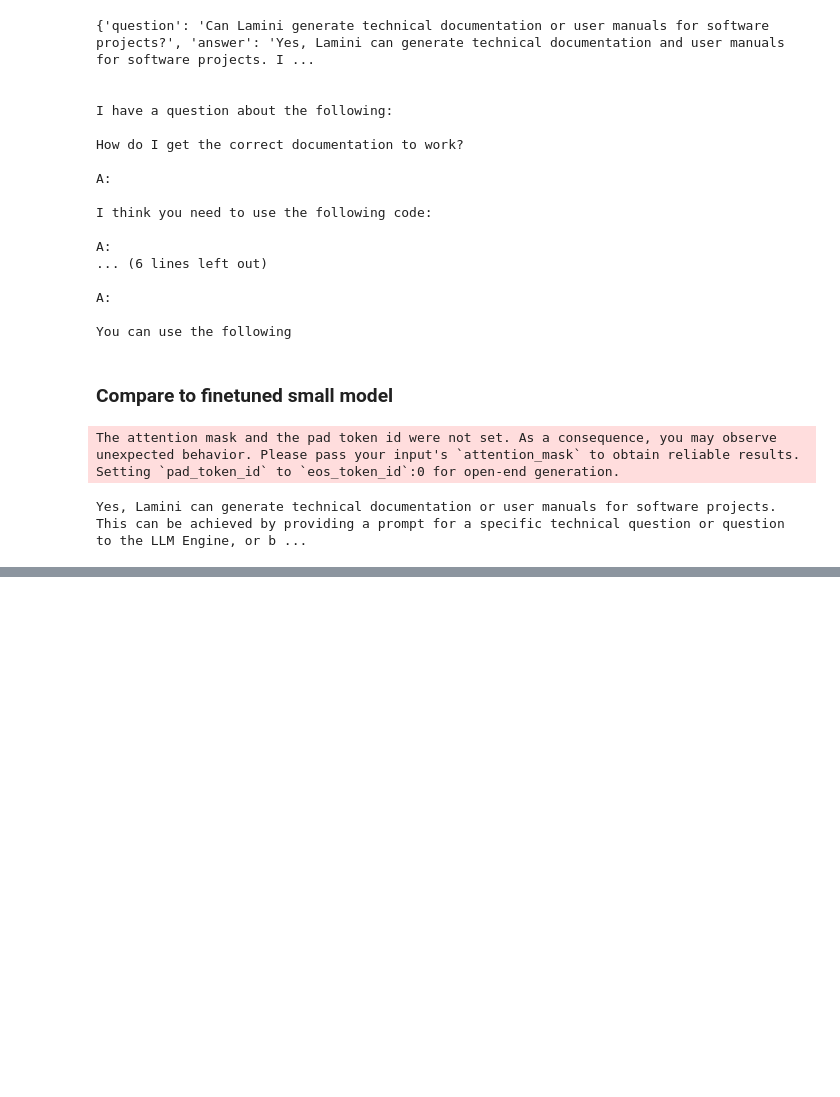
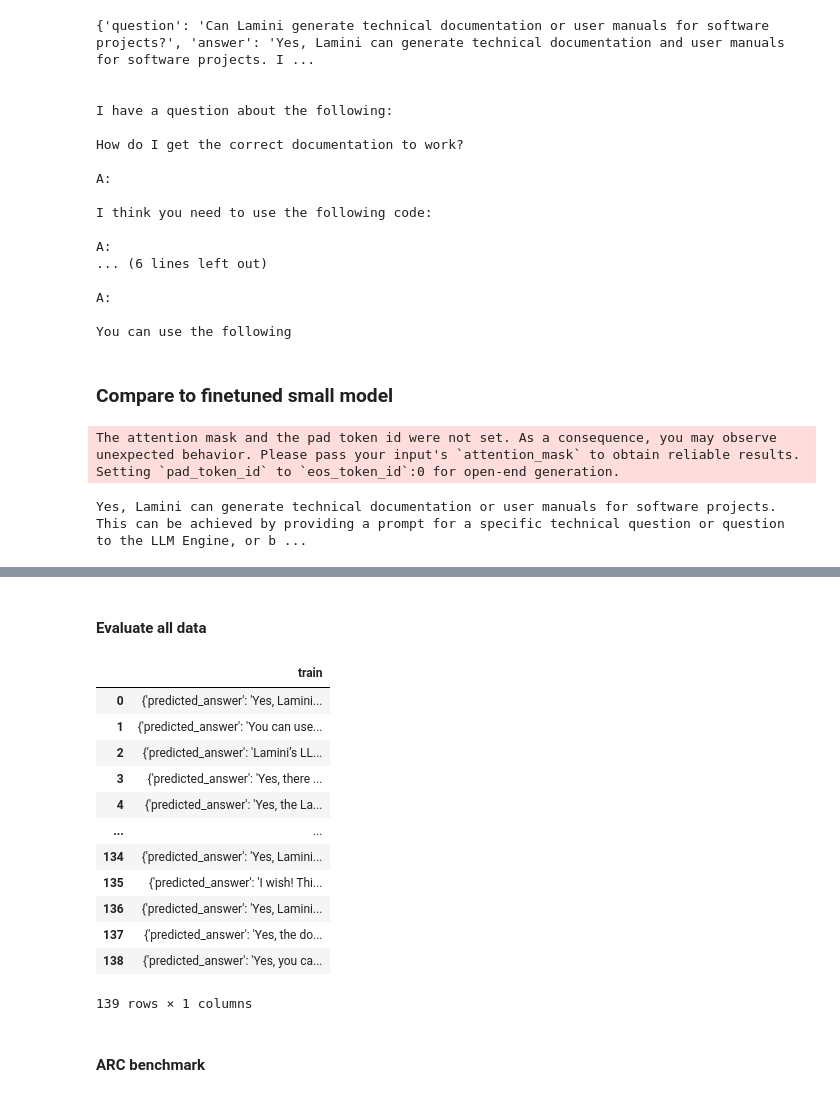
Before and after one commit to data-in-galaxy/Finetuning-LLM, a Jupyter notebook: finetuning_llms.ipynb, the cells around one changed output, grey strips where cells are left out. Cells and saved outputs as stored; diff of their text form; code cells hidden in the pictures; blank space fills up the shorter version.

```diff
--- a/finetuning_llms.ipynb
+++ b/finetuning_llms.ipynb
@@ -415,0 +679,7 @@ from transformers import AutoTokenizer
+# %%
+taylor_swift_dataset = "lamini/taylor_swift"
+bts_dataset = "lamini/bts"
+open_llms = "lamini/open_llms"
+# %%
+dataset_swiftie = datasets.load_dataset(taylor_swift_dataset)
+print(dataset_swiftie["train"][1])
@@ -415,0 +1108,5 @@ from transformers import AutoTokenizer
+# %%
+dataset = datasets.load_dataset("lamini/lamini_docs")
+
+# pull up test set
+test_dataset = dataset["test"]
@@ -415,0 +1253,23 @@ from transformers import AutoTokenizer
+# %% [markdown]
+#### Evaluate all data
+# %%
+evaluation_dataset_path = "lamini/lamini_docs_evaluation"
+evaluation_dataset = datasets.load_dataset(evaluation_dataset_path)
+# %%
+pd.DataFrame(evaluation_dataset)
+# %% [output]
+|  | train |
+| 0 | {'predicted_answer': 'Yes, Lamini... |
+| 1 | {'predicted_answer': 'You can use... |
+| 2 | {'predicted_answer': 'Lamini’s LL... |
+| 3 | {'predicted_answer': 'Yes, there ... |
+| 4 | {'predicted_answer': 'Yes, the La... |
+| ... | ... |
+| 134 | {'predicted_answer': 'Yes, Lamini... |
+| 135 | {'predicted_answer': 'I wish! Thi... |
+| 136 | {'predicted_answer': 'Yes, Lamini... |
+| 137 | {'predicted_answer': 'Yes, the do... |
+| 138 | {'predicted_answer': 'Yes, you ca... |
+139 rows × 1 columns
+# %% [markdown]
+#### ARC benchmark
```
Also changed, not shown: parts of 79 cells of this notebook.
